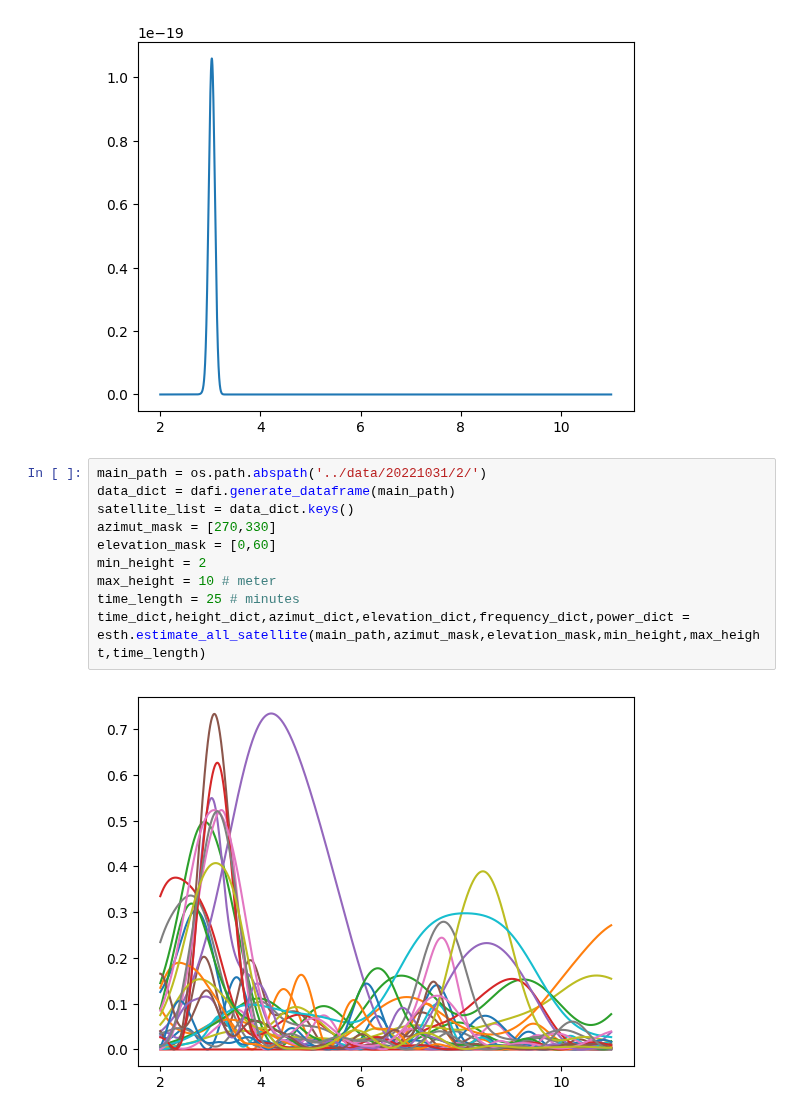
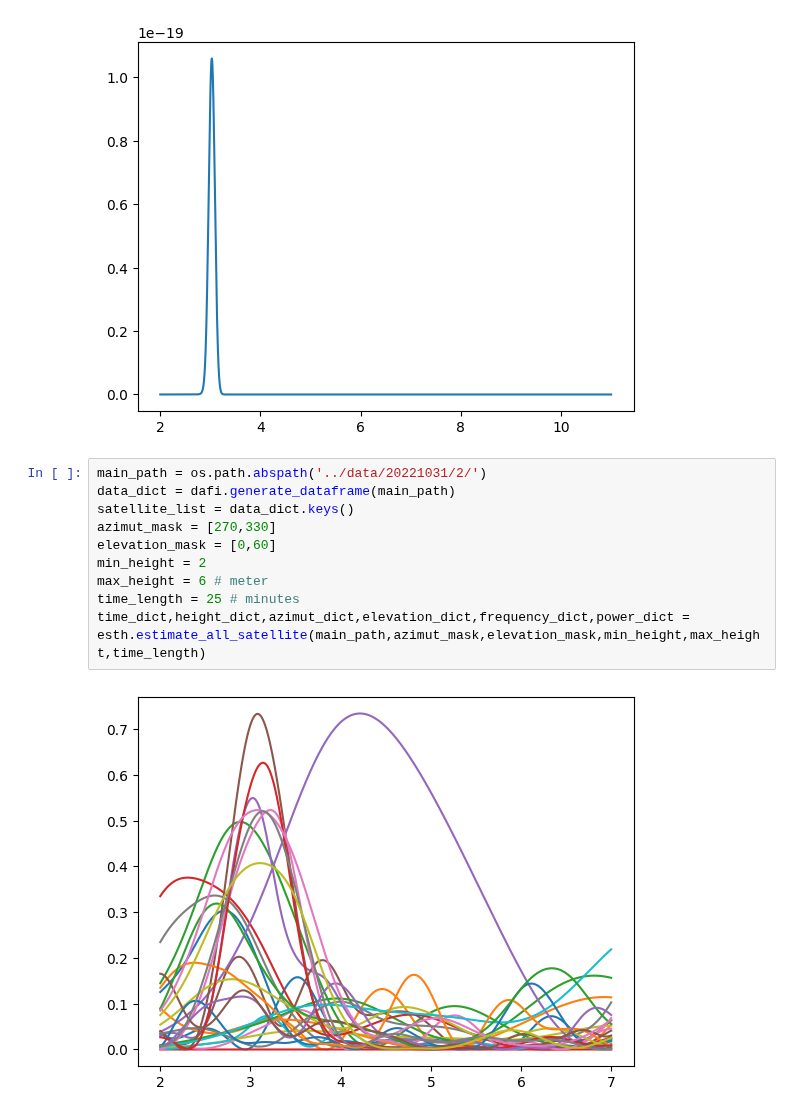
Before and after one commit to ziqing97/gnss_ir_analyze, a Jupyter notebook: src/test_likelyhood.ipynb, the cells around one changed output. Cells and saved outputs as stored; diff of their text form.

```diff
--- a/src/test_likelyhood.ipynb
+++ b/src/test_likelyhood.ipynb
@@ -151,15 +151,15 @@ array([3.029])
 # %%
 main_path = os.path.abspath('../data/20221031/2/')
 data_dict = dafi.generate_dataframe(main_path)
 satellite_list = data_dict.keys()
 azimut_mask = [270,330]
 elevation_mask = [0,60]
 min_height = 2
-max_height = 10 # meter
+max_height = 6 # meter
 time_length = 25 # minutes
 time_dict,height_dict,azimut_dict,elevation_dict,frequency_dict,power_dict = esth.estimate_all_satellite(main_path,azimut_mask,elevation_mask,min_height,max_height,time_length)
 # %% [output]
-[figure, old version]
+[figure, new version]
 # %%
 frequency,power_likelyhood = esth.generate_likelyhood(frequency_dict,power_dict)
 plt.plot(frequency,power_likelyhood)
```
Also changed, not shown: parts of 8 cells of this notebook.
